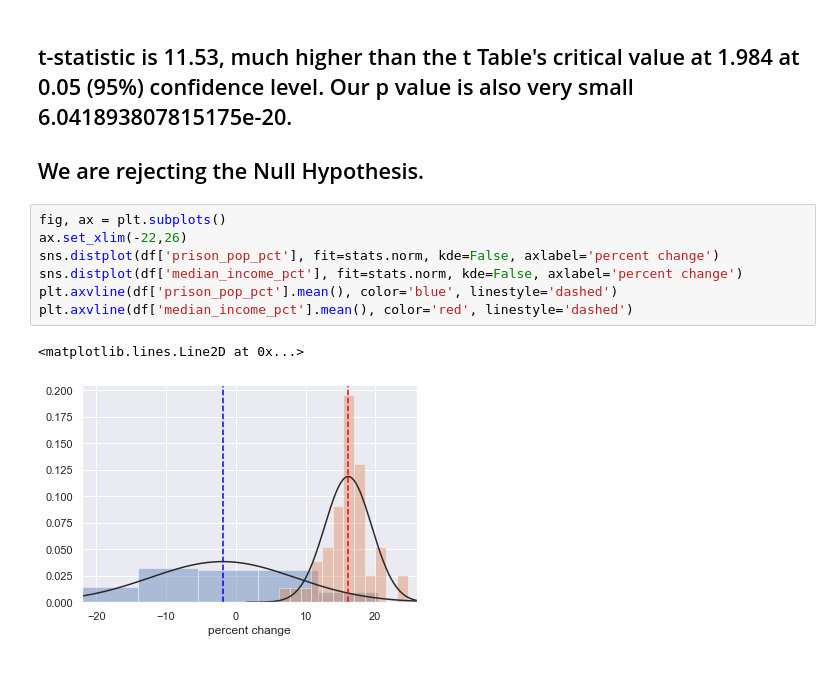
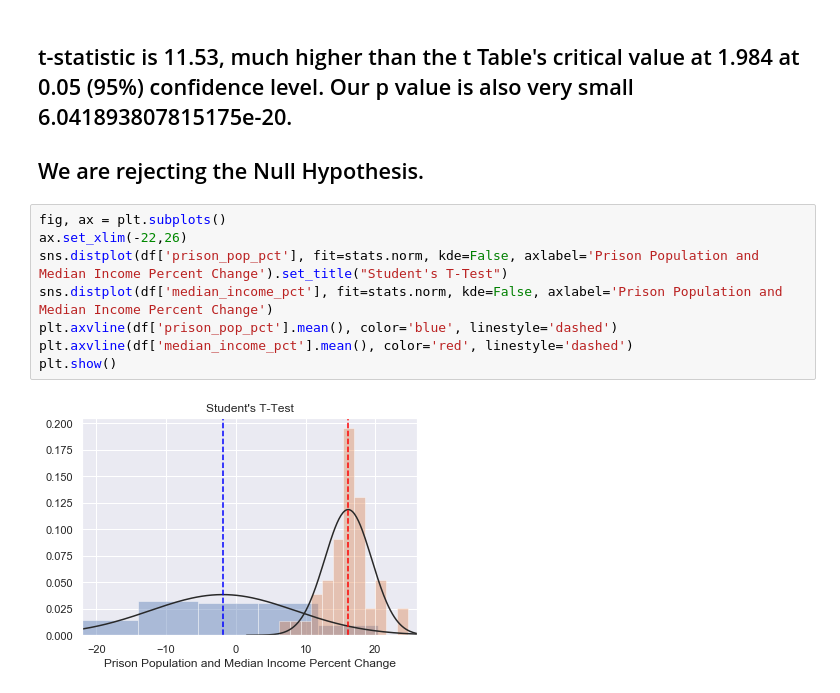
Before and after one commit to KennyMiyasato/mod3_eda, a Jupyter notebook: kenny/wip_eda_work.ipynb, the cells around one changed output. Saved outputs shown, nothing was run; the diff lists cells and outputs as text.

```diff
--- a/kenny/wip_eda_work.ipynb
+++ b/kenny/wip_eda_work.ipynb
@@ -515,10 +515,10 @@ Image(filename='t-table.jpg')
 # %%
 fig, ax = plt.subplots()
 ax.set_xlim(-22,26)
-sns.distplot(df['prison_pop_pct'], fit=stats.norm, kde=False, axlabel='percent change')
-sns.distplot(df['median_income_pct'], fit=stats.norm, kde=False, axlabel='percent change')
+sns.distplot(df['prison_pop_pct'], fit=stats.norm, kde=False, axlabel='Prison Population and Median Income Percent Change').set_title("Student's T-Test")
+sns.distplot(df['median_income_pct'], fit=stats.norm, kde=False, axlabel='Prison Population and Median Income Percent Change')
 plt.axvline(df['prison_pop_pct'].mean(), color='blue', linestyle='dashed')
 plt.axvline(df['median_income_pct'].mean(), color='red', linestyle='dashed')
+plt.show()
 # %% [output]
-<matplotlib.lines.Line2D at 0x...>
-[figure, old version]
+[figure, new version]
```
Also changed, not shown: 4 other files.
